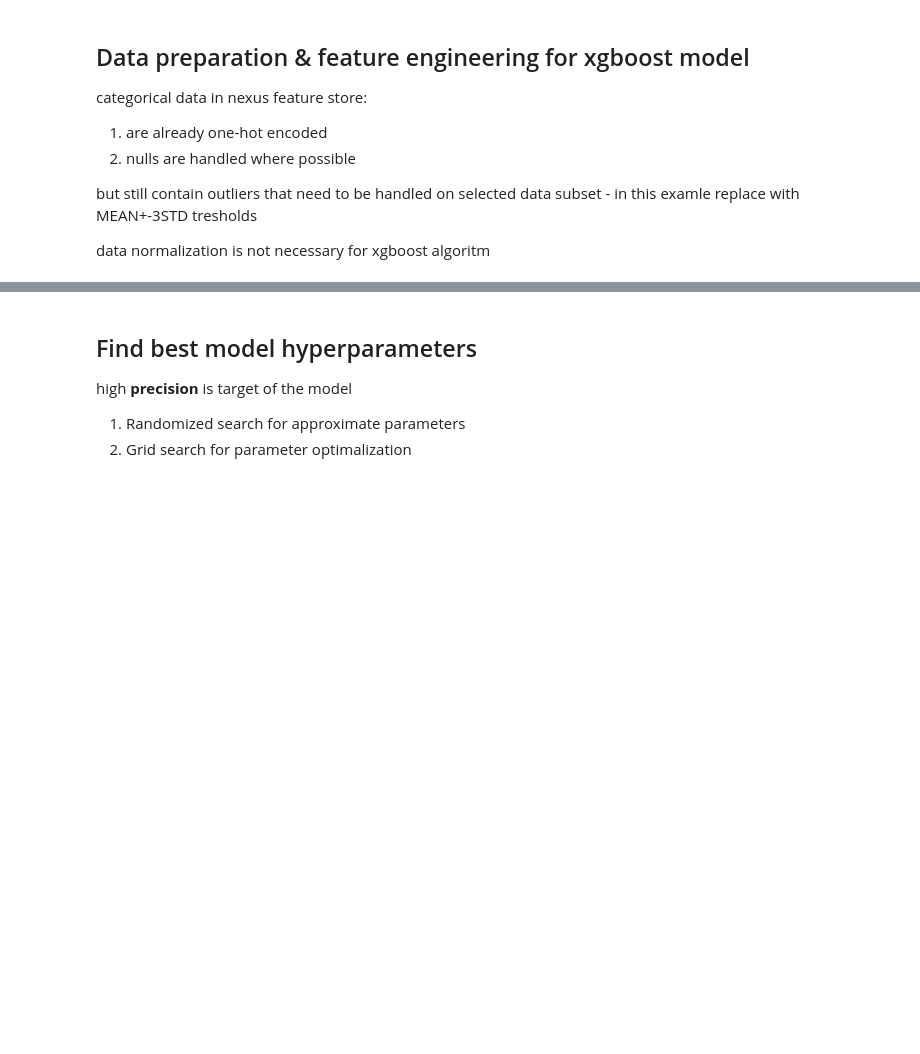
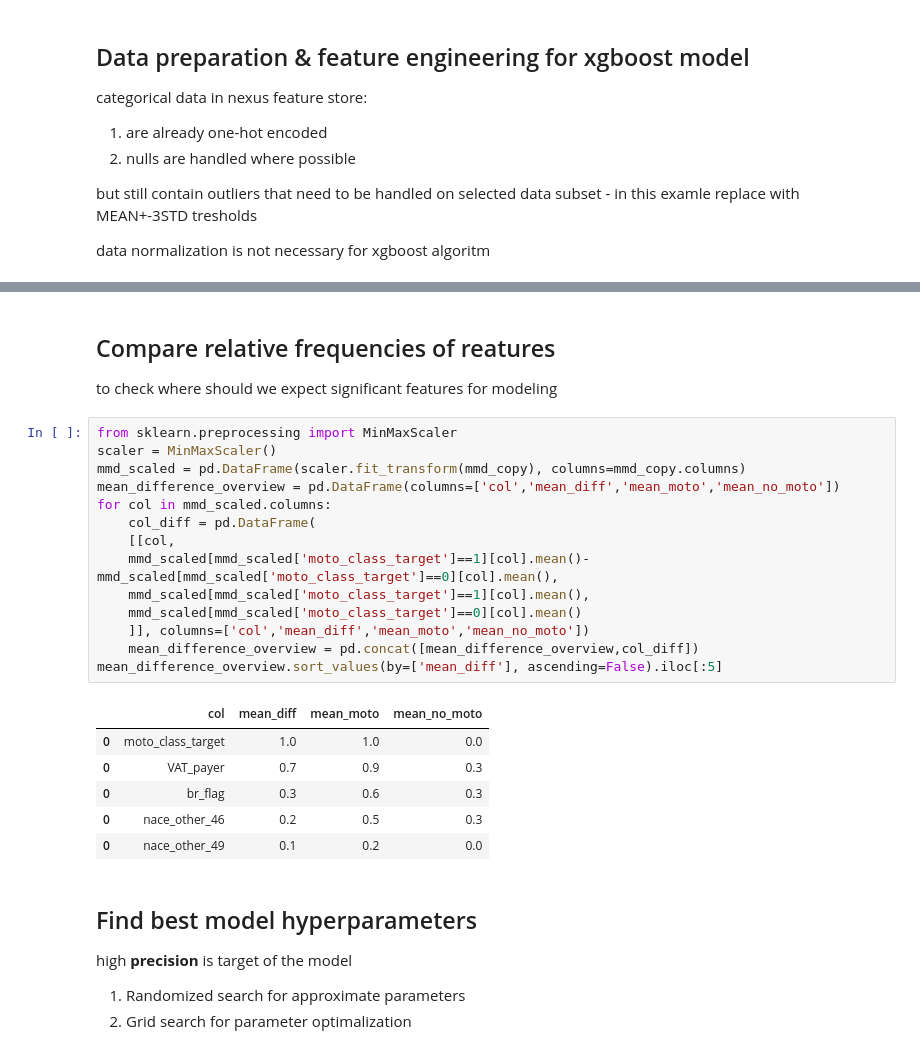
Before and after one commit to mindforceai/tools, a Jupyter notebook: data_analysis_w_xgboost/data_analysis_w_xgboost.ipynb, the cells around one changed output, grey strips where cells are left out. Saved outputs shown, nothing was run; the diff lists cells and outputs as text; blank space fills up the shorter version.

```diff
--- a/data_analysis_w_xgboost/data_analysis_w_xgboost.ipynb
+++ b/data_analysis_w_xgboost/data_analysis_w_xgboost.ipynb
@@ -135,5 +145,30 @@ for row in outlier_columns.itertuples():
 x, y = mmd_copy.iloc[:,:-1],mmd_copy.iloc[:,-1]
 X_train, X_test, y_train, y_test = train_test_split(x, y, test_size=0.2, random_state=123, stratify=y)
+# %% [markdown]
+## Compare relative frequencies of reatures
+
+to check where should we expect significant features for modeling
+# %%
+from sklearn.preprocessing import MinMaxScaler
+scaler = MinMaxScaler()
+mmd_scaled = pd.DataFrame(scaler.fit_transform(mmd_copy), columns=mmd_copy.columns)
+mean_difference_overview = pd.DataFrame(columns=['col','mean_diff','mean_moto','mean_no_moto'])
+for col in mmd_scaled.columns:
+    col_diff = pd.DataFrame(
+    [[col,
+    mmd_scaled[mmd_scaled['moto_class_target']==1][col].mean()-mmd_scaled[mmd_scaled['moto_class_target']==0][col].mean(),
+    mmd_scaled[mmd_scaled['moto_class_target']==1][col].mean(),
+    mmd_scaled[mmd_scaled['moto_class_target']==0][col].mean()
+    ]], columns=['col','mean_diff','mean_moto','mean_no_moto'])
+    mean_difference_overview = pd.concat([mean_difference_overview,col_diff])
+mean_difference_overview.sort_values(by=['mean_diff'], ascending=False).iloc[:5]
+# %% [output]
+|  | col | mean_diff | mean_moto | mean_no_moto |
+| 0 | moto_class_target | 1.0 | 1.0 | 0.0 |
+| 0 | VAT_payer | 0.7 | 0.9 | 0.3 |
+| 0 | br_flag | 0.3 | 0.6 | 0.3 |
+| 0 | nace_other_46 | 0.2 | 0.5 | 0.3 |
+| 0 | nace_other_49 | 0.1 | 0.2 | 0.0 |
 # %% [markdown]
 ## Find best model hyperparameters
 
```
Also changed, not shown: parts of 6 cells of this notebook.
